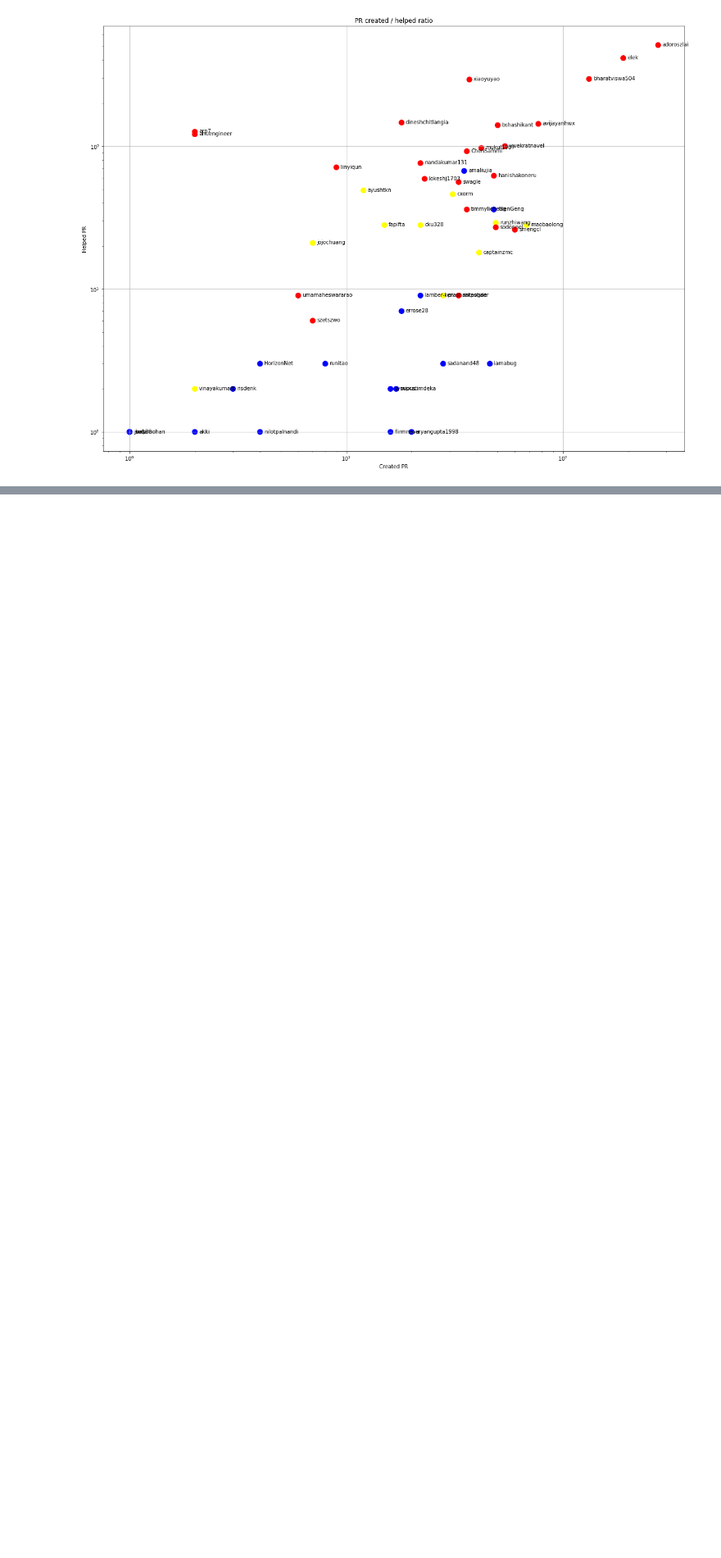
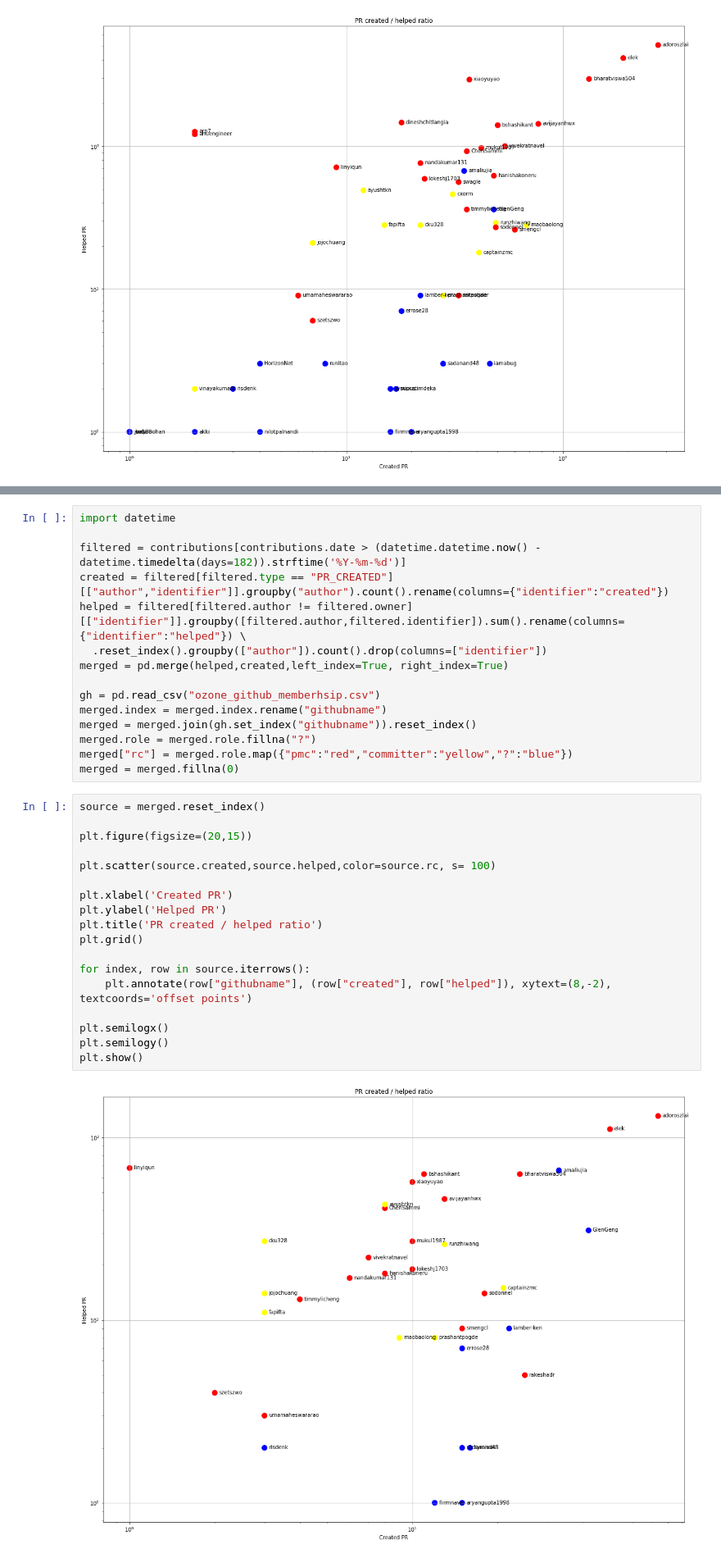
Before and after one commit to elek/ozone-stat, a Jupyter notebook: github-contributions.ipynb, the cells around one changed output, grey strips where cells are left out. Shown at 82% size. Cells and saved outputs as stored; diff of their text form; blank space fills up the shorter version.

```diff
--- a/github-contributions.ipynb
+++ b/github-contributions.ipynb
@@ -171,3 +174,38 @@ plt.show()
+# %%
+import datetime
+
+filtered = contributions[contributions.date > (datetime.datetime.now() - datetime.timedelta(days=182)).strftime('%Y-%m-%d')]
+created = filtered[filtered.type == "PR_CREATED"][["author","identifier"]].groupby("author").count().rename(columns={"identifier":"created"})
+helped = filtered[filtered.author != filtered.owner][["identifier"]].groupby([filtered.author,filtered.identifier]).sum().rename(columns={"identifier":"helped"}) \
+  .reset_index().groupby(["author"]).count().drop(columns=["identifier"])
+merged = pd.merge(helped,created,left_index=True, right_index=True)
+
+gh = pd.read_csv("ozone_github_memberhsip.csv")
+merged.index = merged.index.rename("githubname")
+merged = merged.join(gh.set_index("githubname")).reset_index()
+merged.role = merged.role.fillna("?")
+merged["rc"] = merged.role.map({"pmc":"red","committer":"yellow","?":"blue"})
+merged = merged.fillna(0)
+# %%
+source = merged.reset_index()
+
+plt.figure(figsize=(20,15))
+
+plt.scatter(source.created,source.helped,color=source.rc, s= 100)
+
+plt.xlabel('Created PR')
+plt.ylabel('Helped PR')
+plt.title('PR created / helped ratio')
+plt.grid()
+
+for index, row in source.iterrows():
+    plt.annotate(row["githubname"], (row["created"], row["helped"]), xytext=(8,-2), textcoords='offset points')
+
+plt.semilogx()
+plt.semilogy()
+plt.show()
+# %% [output]
+[figure, added]
 # %% [markdown]
 # Number of individual contributors per month
 
```
Also changed, not shown: parts of 8 cells of this notebook, 6 other files.
